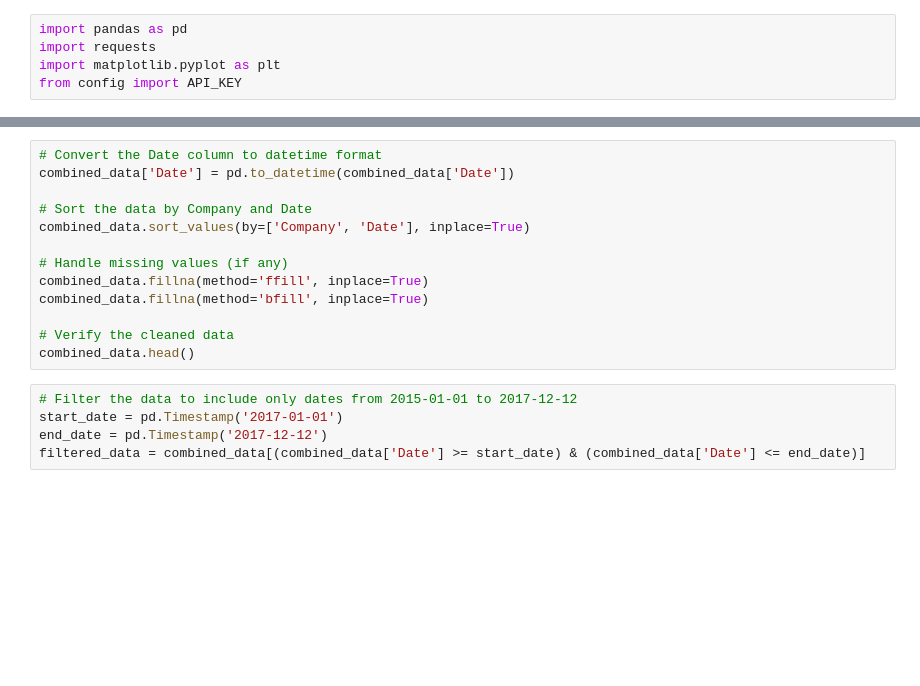
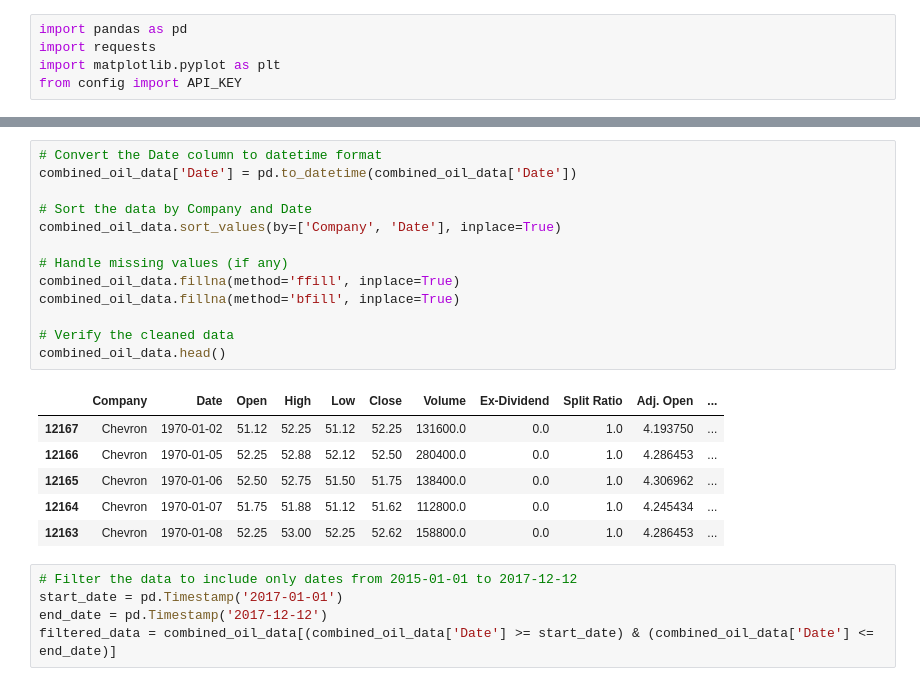
Before and after one commit to KendallBurkett/Project-1, a Jupyter notebook: oil_company_analysis.ipynb, the cells around one changed output, grey strips where cells are left out. Drawn from its saved outputs; the diff is of its cells as text; blank space fills up the shorter version.

```diff
--- a/oil_company_analysis.ipynb
+++ b/oil_company_analysis.ipynb
@@ -38,18 +45,25 @@ combined_data.head()
 # %%
 # Convert the Date column to datetime format
-combined_data['Date'] = pd.to_datetime(combined_data['Date'])
+combined_oil_data['Date'] = pd.to_datetime(combined_oil_data['Date'])
 
 # Sort the data by Company and Date
-combined_data.sort_values(by=['Company', 'Date'], inplace=True)
+combined_oil_data.sort_values(by=['Company', 'Date'], inplace=True)
 
 # Handle missing values (if any)
-combined_data.fillna(method='ffill', inplace=True)
-combined_data.fillna(method='bfill', inplace=True)
+combined_oil_data.fillna(method='ffill', inplace=True)
+combined_oil_data.fillna(method='bfill', inplace=True)
 
 # Verify the cleaned data
-combined_data.head()
+combined_oil_data.head()
+# %% [output]
+|  | Company | Date | Open | High | Low | Close | Volume | Ex-Dividend | Split Ratio | Adj. Open | ... |
+| 12167 | Chevron | 1970-01-02 | 51.12 | 52.25 | 51.12 | 52.25 | 131600.0 | 0.0 | 1.0 | 4.193750 | ... |
+| 12166 | Chevron | 1970-01-05 | 52.25 | 52.88 | 52.12 | 52.50 | 280400.0 | 0.0 | 1.0 | 4.286453 | ... |
+| 12165 | Chevron | 1970-01-06 | 52.50 | 52.75 | 51.50 | 51.75 | 138400.0 | 0.0 | 1.0 | 4.306962 | ... |
+| 12164 | Chevron | 1970-01-07 | 51.75 | 51.88 | 51.12 | 51.62 | 112800.0 | 0.0 | 1.0 | 4.245434 | ... |
+| 12163 | Chevron | 1970-01-08 | 52.25 | 53.00 | 52.25 | 52.62 | 158800.0 | 0.0 | 1.0 | 4.286453 | ... |
 # %%
 # Filter the data to include only dates from 2015-01-01 to 2017-12-12
 start_date = pd.Timestamp('2017-01-01')
 end_date = pd.Timestamp('2017-12-12')
-filtered_data = combined_data[(combined_data['Date'] >= start_date) & (combined_data['Date'] <= end_date)]
+filtered_data = combined_oil_data[(combined_oil_data['Date'] >= start_date) & (combined_oil_data['Date'] <= end_date)]
```
Also changed, not shown: parts of 3 cells of this notebook, 4 other files.
